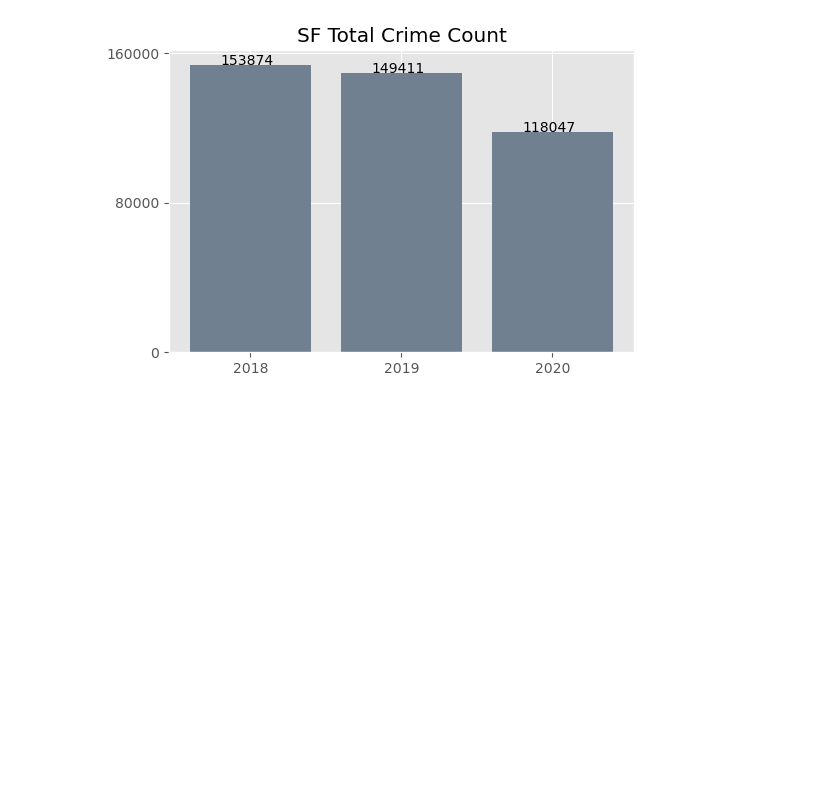
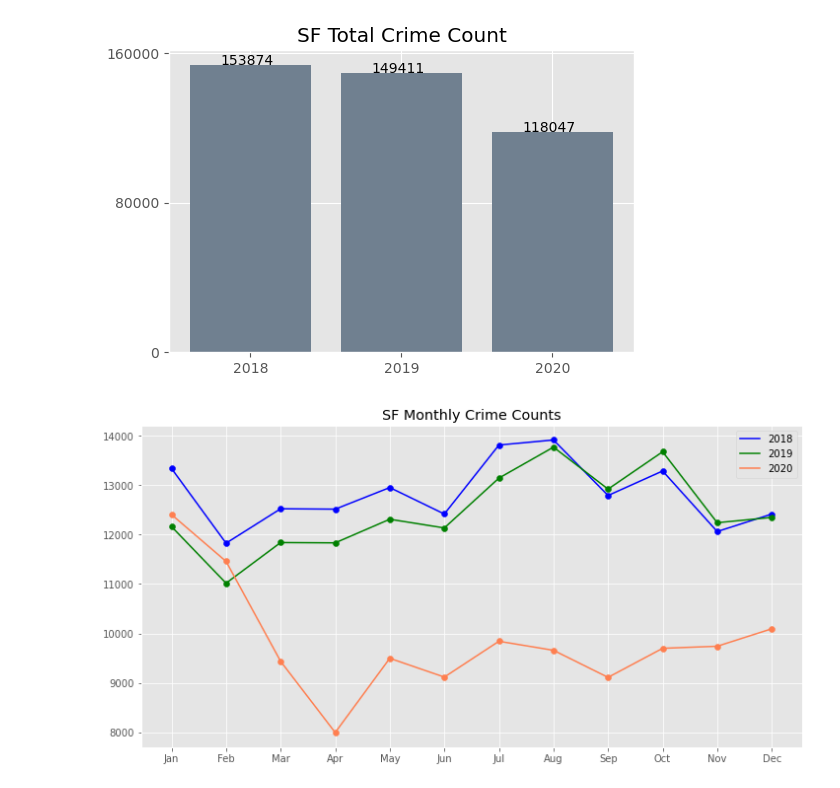
Before and after one commit to baharbiazar/San_Francisco_crime_EDA, a Jupyter notebook: src/sf_crime_analysis.ipynb, the cells around one changed output. Cells and saved outputs as stored; diff of their text form; code cells hidden in the pictures; blank space fills up the shorter version.

```diff
--- a/src/sf_crime_analysis.ipynb
+++ b/src/sf_crime_analysis.ipynb
@@ -68,3 +65,8 @@ df_2018 = H.crime_per_year(extract, 2018, 'Incident Year')
 df_2019 = H.crime_per_year(extract , 2019, 'Incident Year')
 # %%
 df_2020 = H.crime_per_year(extract , 2020, 'Incident Year')
+# %%
+# plotting crime per month
+P.plot_crime_by_month(extract , 'Incident Date');
+# %% [output]
+[figure, added]
```
Also changed, not shown: parts of 10 cells of this notebook, 8 other files.
